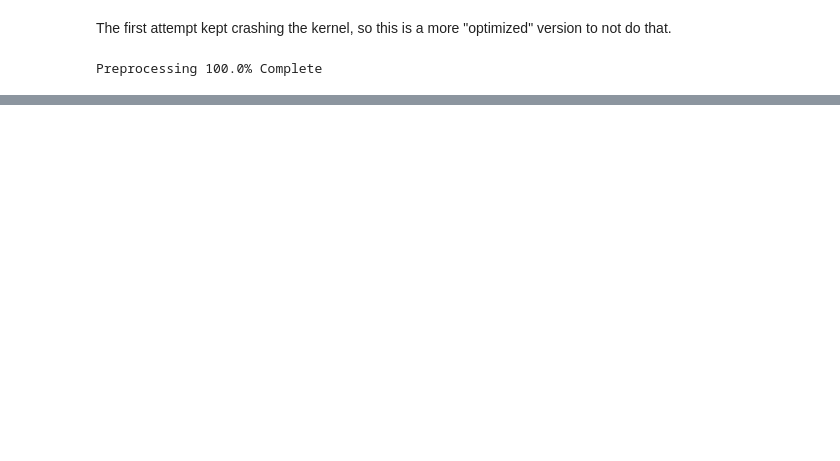
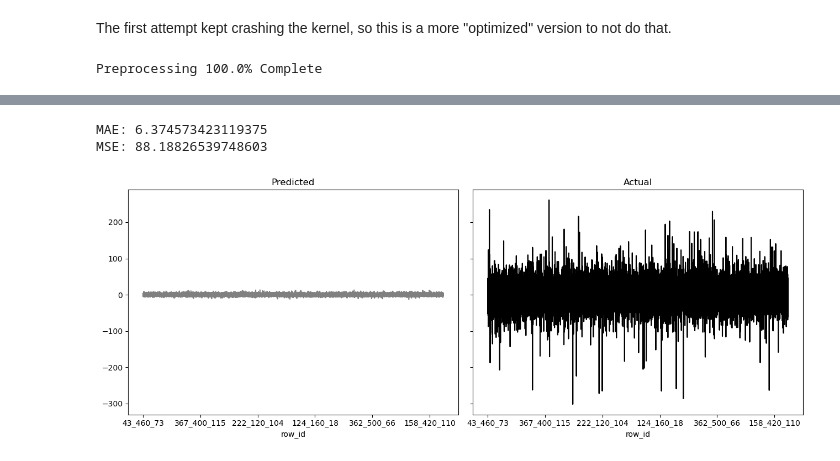
Before and after one commit to whitgroves/optiver-trading-at-the-close, a Jupyter notebook: optiver-trading-at-the-close/v2.ipynb, the cells around one changed output, grey strips where cells are left out. Cells and saved outputs as stored; diff of their text form; code cells hidden in the pictures; blank space fills up the shorter version.

Commit message:
linear and decision tree regressions

```diff
--- a/optiver-trading-at-the-close/v2.ipynb
+++ b/optiver-trading-at-the-close/v2.ipynb
@@ -48,7 +55,7 @@ preprocessed = []
 for stock_id in range(200):
     print(f'Preprocessing {stock_id/2:04.1f}% Complete', end='\r')
     stock_data = pd.DataFrame(data.loc[stock_id])
-    stock_data = preprocess(stock_data, 'target', imputes=['far_price', 'near_price'], skips=['time_id', 'row_id'], lags=6)
+    stock_data = preprocess(stock_data, 'target', imputes=['far_price', 'near_price'], skips=['time_id', 'row_id', 'imbalance_buy_sell_flag'], lags=6)
     stock_data['stock_id'] = stock_id
     preprocessed.append(stock_data)
 print('Preprocessing 100.0% Complete')
@@ -85,0 +78,24 @@ data
+# %%
+X = data.drop('target', axis=1)
+y = data.target
+del data
+# %%
+X_train, X_test, y_train, y_test = train_test_split(X, y, test_size=0.2, random_state=25)
+# %%
+# Linear Regression
+model = LinearRegression()
+model.fit(X_train, y_train)
+y_pred = pd.Series(model.predict(X_test), index=X_test.index)
+mae = mean_absolute_error(y_test, y_pred)
+mse = mean_squared_error(y_test, y_pred)
+print(f'MAE: {mae}\nMSE: {mse}')
+del mae, mse
+# %% [output]
+MAE: 6.374573423119375
+MSE: 88.18826539748603
+# %%
+_, axs = plt.subplots(1, 2, sharey=True)
+ax = y_pred.plot(ax=axs[0], title='Predicted', color='gray')
+ax = y_test.plot(ax=axs[1], title='Actual', color='black')
+# %% [output]
+[figure, added]
```
Also changed, not shown: parts of 8 cells of this notebook.
